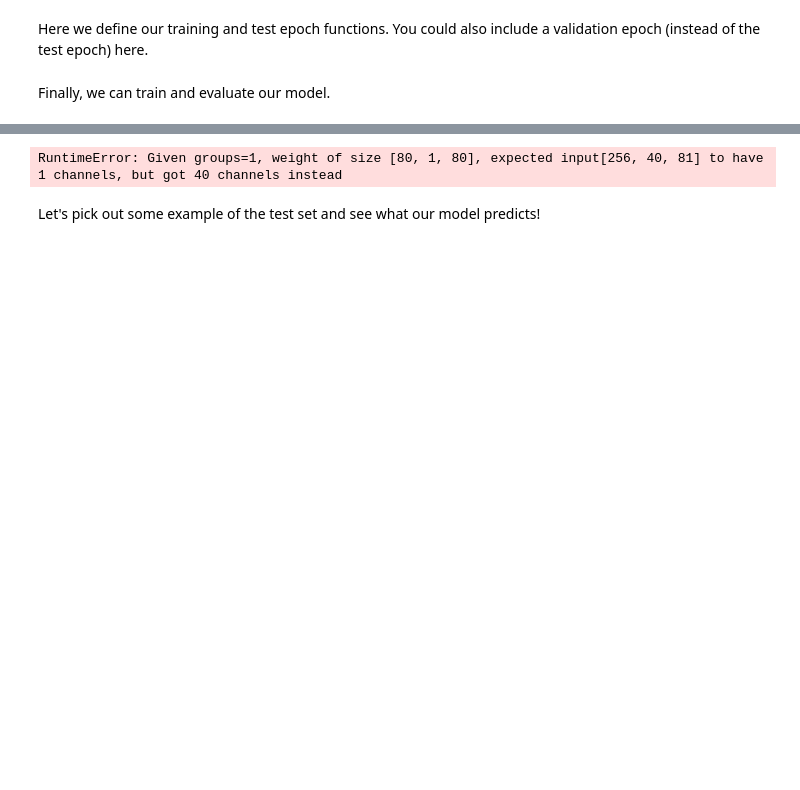
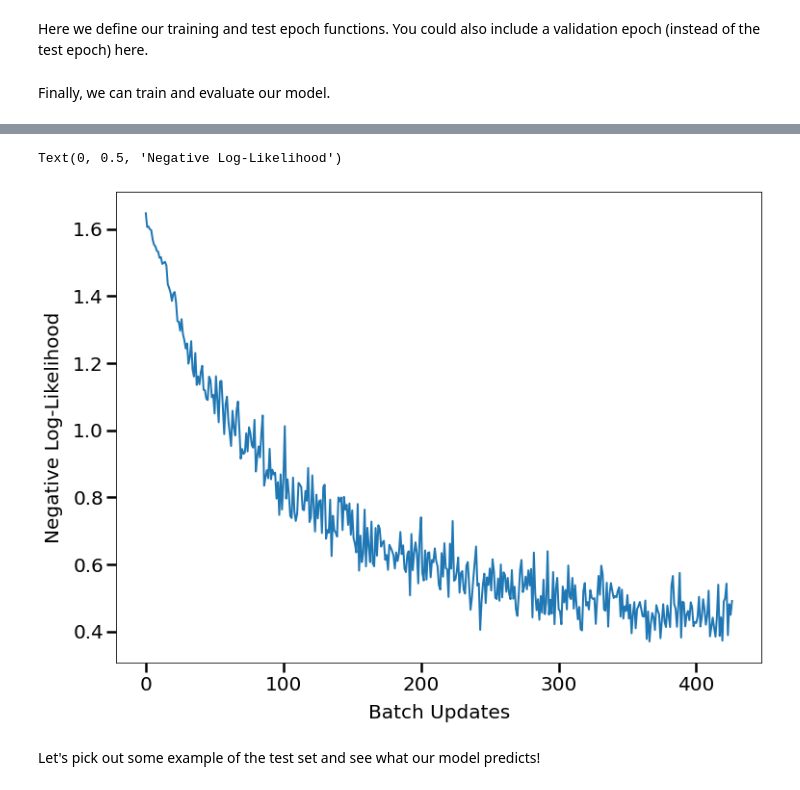
Before and after one commit to FelixSto/NSP_Assignments, a Jupyter notebook: notebooks/assignments/2-2-keyword-recognition_felix.ipynb, the cells around one changed output, grey strips where cells are left out. Drawn from its saved outputs; the diff is of its cells as text; code cells hidden in the pictures; blank space fills up the shorter version.

```diff
--- a/notebooks/assignments/2-2-keyword-recognition_felix.ipynb
+++ b/notebooks/assignments/2-2-keyword-recognition_felix.ipynb
@@ -94,7 +94,7 @@ Mapping from index to label: go
 Below we define our model and see how many parameters it has.
 # %%
 
-model = KeyWordCNN1d(num_classes=5,num_features=40,num_kernels=80, mem_depth=80)
+model = KeyWordCNN1d(num_classes=5,num_features=40,num_kernels=20, mem_depth=12, num_groups = 4)
 # model = KeyWordCNN2d()
 
 
@@ -161,7 +161,7 @@ Finally, we can train and evaluate our model.
 # %%
 # training setup
 log_interval = 20 # log training stats after so many batches
-num_epochs = 2 # number of epochs (cycles through the whole training set)
+num_epochs = 7 # number of epochs (cycles through the whole training set)
 
 # create data loaders for the subsets
 batch_size = 256
@@ -170,7 +170,7 @@ validation_loader = scdata.get_dataloader(validation_set, batch_size)
 test_loader = scdata.get_dataloader(test_set, batch_size)
 
 # define and parameterize the optimizer
-optimizer = optim.Adam(model.parameters(), lr=0.01, weight_decay=0.0001)
+optimizer = optim.Adam(model.parameters(), lr=0.001, weight_decay=0.0001)
 scheduler = optim.lr_scheduler.StepLR(optimizer, step_size=20, gamma=0.1)
 
 loss_list = []
@@ -193,4 +209,5 @@ data shape:  torch.Size([256, 1, 40, 81])
-RuntimeError: Given groups=1, weight of size [80, 1, 80], expected input[256, 40, 81] to have 1 channels, but got 40 channels instead
+Text(0, 0.5, 'Negative Log-Likelihood')
+[figure, added]
 # %% [markdown]
 Let's pick out some example of the test set and see what our model predicts!
 # %%
```
Also changed, not shown: parts of 6 cells of this notebook.
